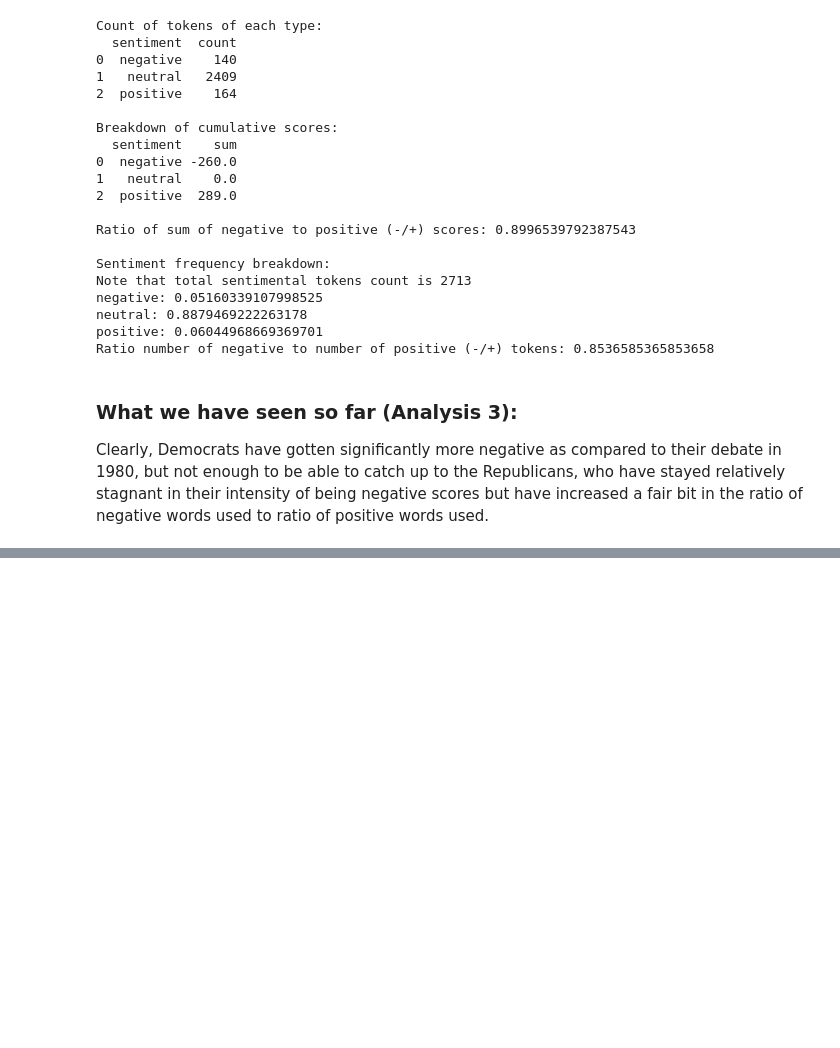
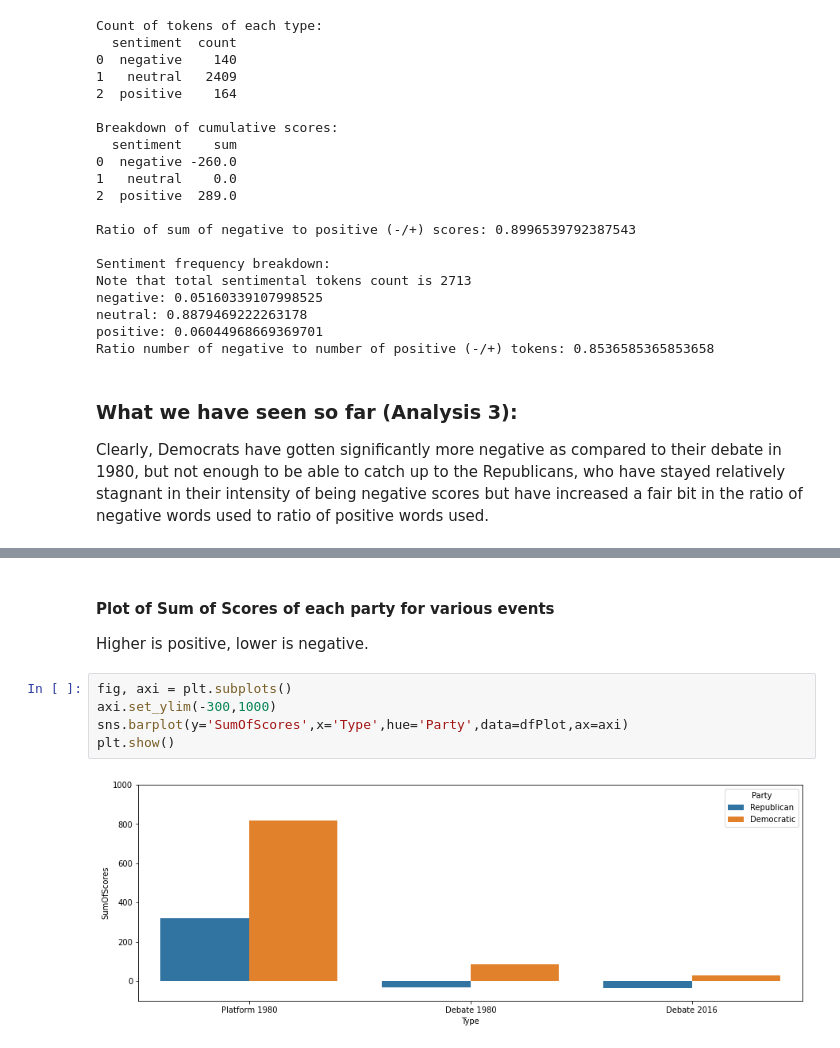
Before and after one commit to Nomi/PoliticalAnalysisNLP, a Jupyter notebook: ProjectDataAnalysis.ipynb, the cells around one changed output, grey strips where cells are left out. Cells and saved outputs as stored; diff of their text form; blank space fills up the shorter version.

```diff
--- a/ProjectDataAnalysis.ipynb
+++ b/ProjectDataAnalysis.ipynb
@@ -1255,0 +1341,10 @@ Clearly, Democrats have gotten significantly more negative as compared to their
+# %% [markdown]
+#### Plot of Sum of Scores of each party for various events
+Higher is positive, lower is negative.
+# %%
+fig, axi = plt.subplots()
+axi.set_ylim(-300,1000)
+sns.barplot(y='SumOfScores',x='Type',hue='Party',data=dfPlot,ax=axi)
+plt.show()
+# %% [output]
+[figure, added]
```
Also changed, not shown: parts of 21 cells of this notebook.
